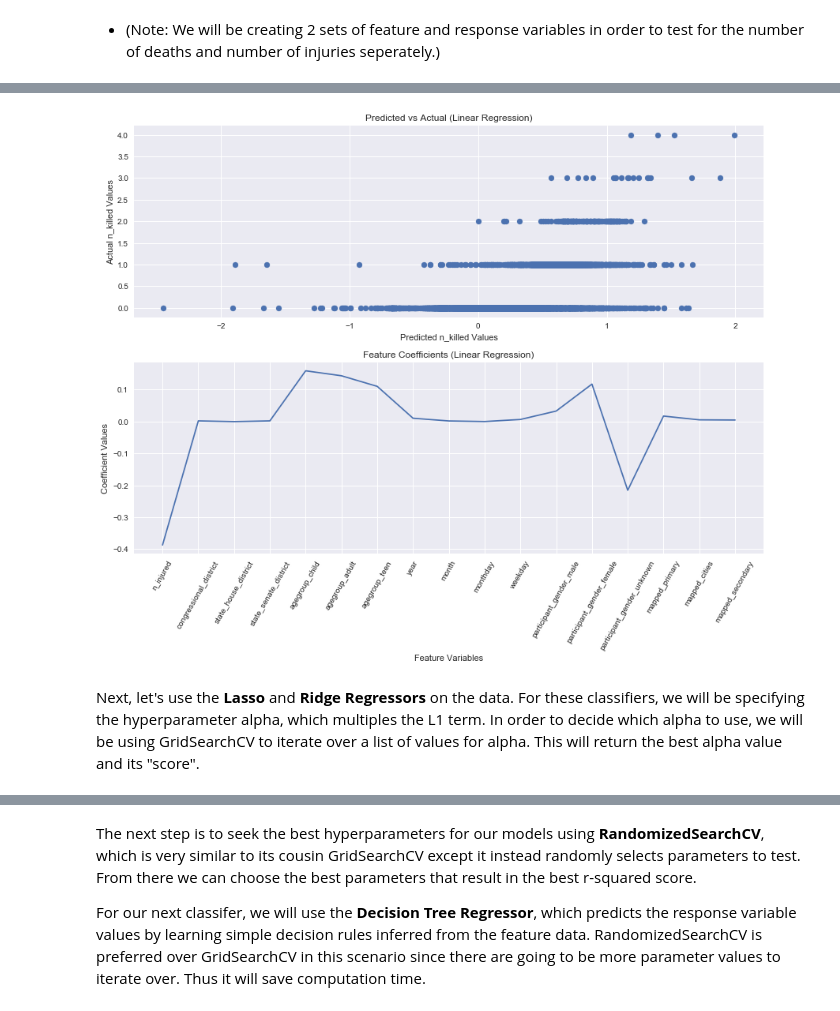
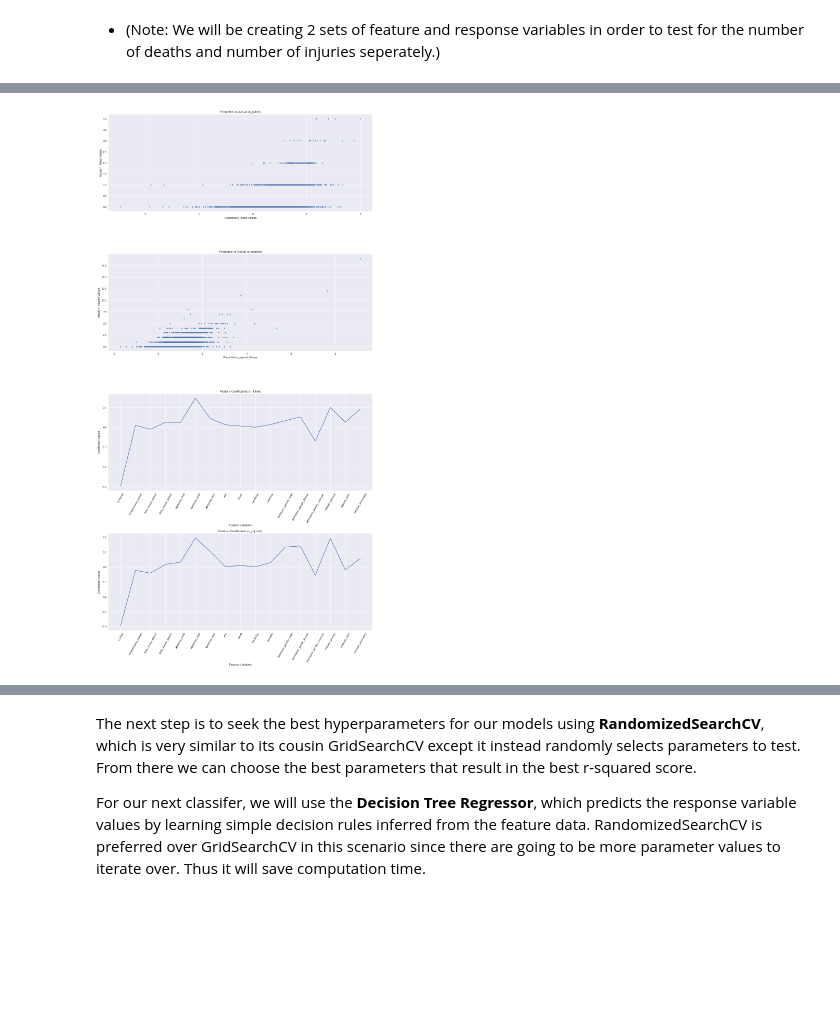
Before and after one commit to nysportsfan/Gun-Violence-in-the-US, a Jupyter notebook: Gun Violence Machine Learning.ipynb, the cells around one changed output, grey strips where cells are left out. Drawn from its saved outputs; the diff is of its cells as text; code cells hidden in the pictures; blank space fills up the shorter version.

```diff
--- a/Gun Violence Machine Learning.ipynb
+++ b/Gun Violence Machine Learning.ipynb
@@ -109,5 +126,5 @@ df['mapped_secondary'] = df.secondary_characteristic.cat.codes
 # %%
-# Select feature variables
+# Select feature variables and store them as a numpy array
 X = df[['n_injured',
         'congressional_district',
         'state_house_district','state_senate_district',
@@ -116,6 +133,9 @@ X = df[['n_injured',
         'participant_gender_male','participant_gender_female','participant_gender_unknown',
         'mapped_primary','mapped_cities','mapped_secondary'
        ]]
+X_col = X.columns
+X = X.values
+
 X2 = df[['n_killed',
         'congressional_district',
         'state_house_district','state_senate_district',
@@ -124,9 +144,11 @@ X2 = df[['n_killed',
         'participant_gender_male','participant_gender_female','participant_gender_unknown',
         'mapped_primary','mapped_cities','mapped_secondary'
        ]]
+X2_col = X2.columns
+X2 = X2.values
 
-# Select response variable
-y = df['n_killed']
-y2 = df['n_injured']
+# Select response variables and store them as a numpy array
+y = df['n_killed'].values
+y2 = df['n_injured'].values
 # %% [markdown]
 - (Note: We will be creating 2 sets of feature and response variables in order to test for the number of deaths and number of injuries seperately.)
@@ -158,23 +334,38 @@ Average 10-Fold CV Score: 0.3711414466352863
 # %%
 # Use a scatter plot to display the predicted vs actual values
 sns.set()
-fig = plt.figure(figsize = (12,10))
-_ = plt.subplot(2,1,1)
-_ = plt.scatter(y_pred,y_test)
+fig = plt.figure(figsize = (15,30))
+_ = plt.subplot(4,1,1)
+_ = plt.scatter(y_pred,y_test, marker = '.')
 _ = plt.xlabel('Predicted n_killed Values')
 _ = plt.ylabel('Actual n_killed Values')
-_ = plt.title('Predicted vs Actual (Linear Regression)')
+_ = plt.title('Predicted vs Actual (n_killed)')
+
+# Do the same for n_injured
+_ = plt.subplot(4,1,2)
+_ = plt.scatter(y_pred2,y_test2, marker = '.')
+_ = plt.xlabel('Predicted n_injured Values')
+_ = plt.ylabel('Actual n_injured Values')
+_ = plt.title('Predicted vs Actual (n_injured)')
 
 # Plot the coefficients
-reg_coef = reg.coef_
-_ = plt.subplot(2,1,2)
-_ = plt.plot(range(len(X.columns)),reg_coef)
-_ = plt.xticks(range(len(X.columns)),X,rotation=60)
+reg_coef = pipeline.named_steps['reg'].coef_
+_ = plt.subplot(4,1,3)
+_ = plt.plot(range(len(X_col)),reg_coef)
+_ = plt.xticks(range(len(X_col)),X_col,rotation=60)
 _ = plt.xlabel('Feature Variables')
 _ = plt.ylabel('Coefficient Values')
-_ = plt.title('Feature Coefficients (Linear Regression)')
+_ = plt.title('Feature Coefficients (n_killed)')
+
+# Do the same for n_injured
+reg_coef2 = pipeline2.named_steps['reg'].coef_
+_ = plt.subplot(4,1,4)
+_ = plt.plot(range(len(X2_col)),reg_coef2)
+_ = plt.xticks(range(len(X2_col)),X2_col,rotation=60)
+_ = plt.xlabel('Feature Variables')
+_ = plt.ylabel('Coefficient Values')
+_ = plt.title('Feature Coefficients (n_injured)')
+
 _ = plt.tight_layout()
 # %% [output]
-[figure, old version]
+[figure, new version]
-# %% [markdown]
-Next, let's use the **Lasso** and **Ridge Regressors** on the data. For these classifiers, we will be specifying the hyperparameter alpha, which multiples the L1 term. In order to decide which alpha to use, we will be using GridSearchCV to iterate over a list of values for alpha. This will return the best alpha value and its "score".
```
Also changed, not shown: parts of 64 cells of this notebook.
